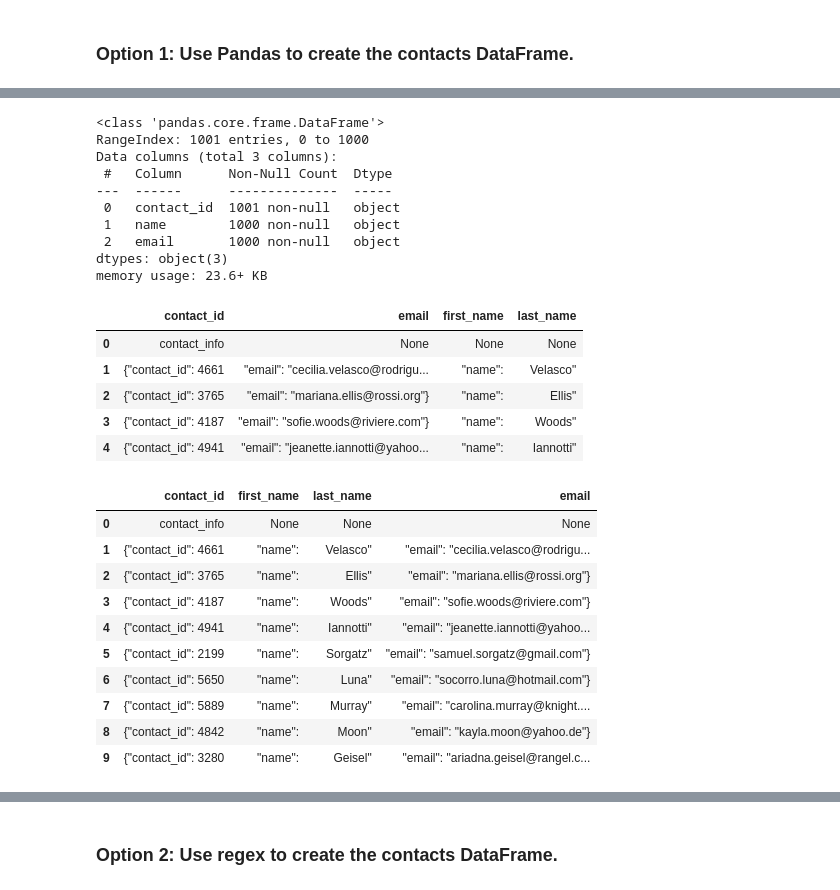
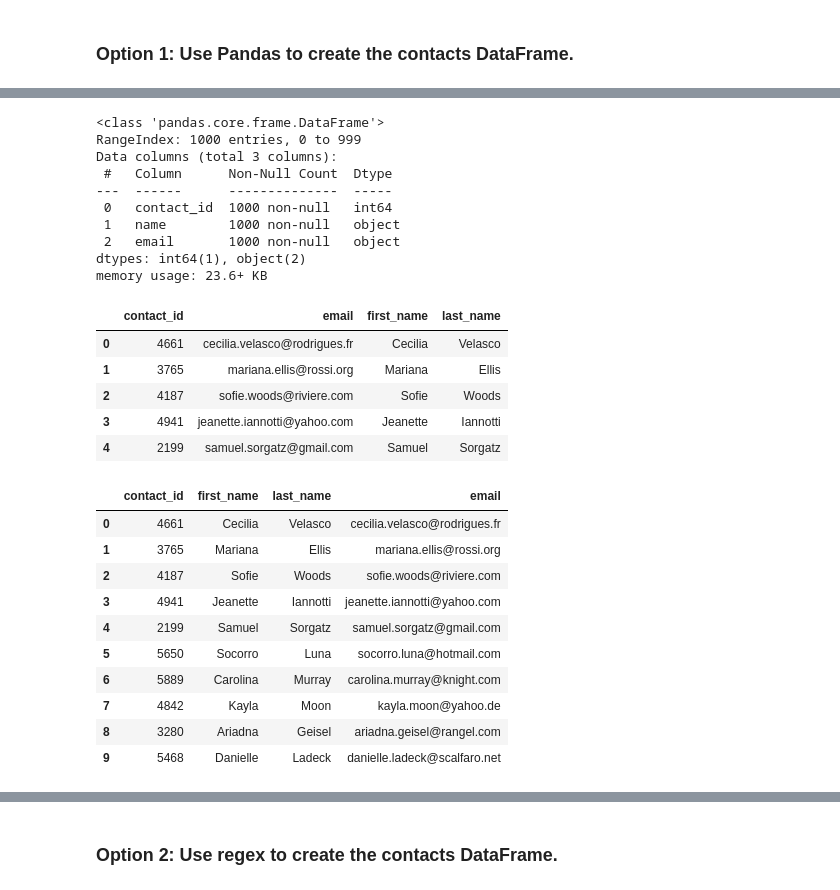
Before and after one commit to amc1119/Crowdfunding_ETL, a Jupyter notebook: ETL_Mini_Project_SBains_AClark.ipynb, the cells around one changed output, grey strips where cells are left out. Saved outputs shown, nothing was run; the diff lists cells and outputs as text; code cells hidden in the pictures.

```diff
--- a/ETL_Mini_Project_SBains_AClark.ipynb
+++ b/ETL_Mini_Project_SBains_AClark.ipynb
@@ -306,13 +327,3 @@ contact_info_df.head()
 Then export the DataFrame as a `contacts.csv` CSV file.
 # %% [markdown]
 ### Option 1: Use Pandas to create the contacts DataFrame.
-# %%
-# Iterate through the contact_info_df and convert each row to a dictionary.
-import json
-dict_values = []
-
-for i, row in contact_info_df.iterrows():
-   dict_values.append(row[0].split(","))
-
-# Print out the list of values for each row.
-print(dict_values)
@@ -320,0 +330,24 @@ print(dict_values)
+# %%
+# Iterate through the contact_info_df and convert each row to a dictionary.
+import json
+
+# 1. Create two list one for the keys and one for the values.
+dict_values = []
+column_names = []
+#  2. Iterate through the DataFrame.
+for i, row in contact_info_df.iterrows():
+    data = row[0]
+    # Convert each row to a Python dictionary.
+    converted_data = json.loads(data)
+    # Use a list comprehension to get the keys from the converted data.
+    columns = [k for k,v in converted_data.items()]
+    # Use a list comprehension to get the values for each row.
+    row_values = [v for k, v in converted_data.items()]
+    # Append the keys and list values to the lists created in step 1.
+    column_names.append(columns)
+    dict_values.append(row_values)
+
+# Print out the keys and list of values for each row.
+print(column_names[0])
+print()
+print(dict_values)
@@ -321,5 +358,7 @@ print(dict_values)
 # %%
 # Create a contact_info DataFrame and add each list of values, i.e., each row
 # to the 'contact_id', 'name', 'email' columns.
+contact_df = pd.DataFrame(dict_values, columns=column_names[0])
+contact_df.head()
 # %% [output]
 |  | contact_id | name | email |
@@ -331,38 +370,46 @@ print(dict_values)
 # %%
 # Check the datatypes.
+contact_df.info()
 # %% [output]
 <class 'pandas.core.frame.DataFrame'>
-RangeIndex: 1001 entries, 0 to 1000
+RangeIndex: 1000 entries, 0 to 999
 Data columns (total 3 columns):
  #   Column      Non-Null Count  Dtype
 ---  ------      --------------  -----
- 0   contact_id  1001 non-null   object
+ 0   contact_id  1000 non-null   int64
  1   name        1000 non-null   object
  2   email       1000 non-null   object
-dtypes: object(3)
+dtypes: int64(1), object(2)
 memory usage: 23.6+ KB
 # %%
 # Create a "first"name" and "last_name" column with the first and last names from the "name" column.
+contact_df['first_name'] = contact_df['name'].str.split().str[0]
+contact_df['last_name'] = contact_df['name'].str.split().str[-1]
+# Drop the contact_name column
+contact_df.drop('name', axis=1, inplace=True)
+contact_df.head()
 # %% [output]
 |  | contact_id | email | first_name | last_name |
-| 0 | contact_info | None | None | None |
-| 1 | {"contact_id": 4661 | "email": "cecilia.velasco@rodrigu... | "name": | Velasco" |
-| 2 | {"contact_id": 3765 | "email": "mariana.ellis@rossi.org"} | "name": | Ellis" |
-| 3 | {"contact_id": 4187 | "email": "sofie.woods@riviere.com"} | "name": | Woods" |
-| 4 | {"contact_id": 4941 | "email": "jeanette.iannotti@yahoo... | "name": | Iannotti" |
+| 0 | 4661 | cecilia.velasco@rodrigues.fr | Cecilia | Velasco |
+| 1 | 3765 | mariana.ellis@rossi.org | Mariana | Ellis |
+| 2 | 4187 | sofie.woods@riviere.com | Sofie | Woods |
+| 3 | 4941 | jeanette.iannotti@yahoo.com | Jeanette | Iannotti |
+| 4 | 2199 | samuel.sorgatz@gmail.com | Samuel | Sorgatz |
 # %%
 # Reorder the columns
+contact_df = contact_df [['contact_id','first_name','last_name','email']]
+contact_df.head(10)
 # %% [output]
 |  | contact_id | first_name | last_name | email |
-| 0 | contact_info | None | None | None |
-| 1 | {"contact_id": 4661 | "name": | Velasco" | "email": "cecilia.velasco@rodrigu... |
-| 2 | {"contact_id": 3765 | "name": | Ellis" | "email": "mariana.ellis@rossi.org"} |
-| 3 | {"contact_id": 4187 | "name": | Woods" | "email": "sofie.woods@riviere.com"} |
-| 4 | {"contact_id": 4941 | "name": | Iannotti" | "email": "jeanette.iannotti@yahoo... |
-| 5 | {"contact_id": 2199 | "name": | Sorgatz" | "email": "samuel.sorgatz@gmail.com"} |
-| 6 | {"contact_id": 5650 | "name": | Luna" | "email": "socorro.luna@hotmail.com"} |
-| 7 | {"contact_id": 5889 | "name": | Murray" | "email": "carolina.murray@knight.... |
-| 8 | {"contact_id": 4842 | "name": | Moon" | "email": "kayla.moon@yahoo.de"} |
-| 9 | {"contact_id": 3280 | "name": | Geisel" | "email": "ariadna.geisel@rangel.c... |
+| 0 | 4661 | Cecilia | Velasco | cecilia.velasco@rodrigues.fr |
+| 1 | 3765 | Mariana | Ellis | mariana.ellis@rossi.org |
+| 2 | 4187 | Sofie | Woods | sofie.woods@riviere.com |
+| 3 | 4941 | Jeanette | Iannotti | jeanette.iannotti@yahoo.com |
+| 4 | 2199 | Samuel | Sorgatz | samuel.sorgatz@gmail.com |
+| 5 | 5650 | Socorro | Luna | socorro.luna@hotmail.com |
+| 6 | 5889 | Carolina | Murray | carolina.murray@knight.com |
+| 7 | 4842 | Kayla | Moon | kayla.moon@yahoo.de |
+| 8 | 3280 | Ariadna | Geisel | ariadna.geisel@rangel.com |
+| 9 | 5468 | Danielle | Ladeck | danielle.ladeck@scalfaro.net |
 # %%
 # Check the datatypes one more time before exporting as CSV file.
```
Also changed, not shown: parts of 20 cells of this notebook, 6 other files.
